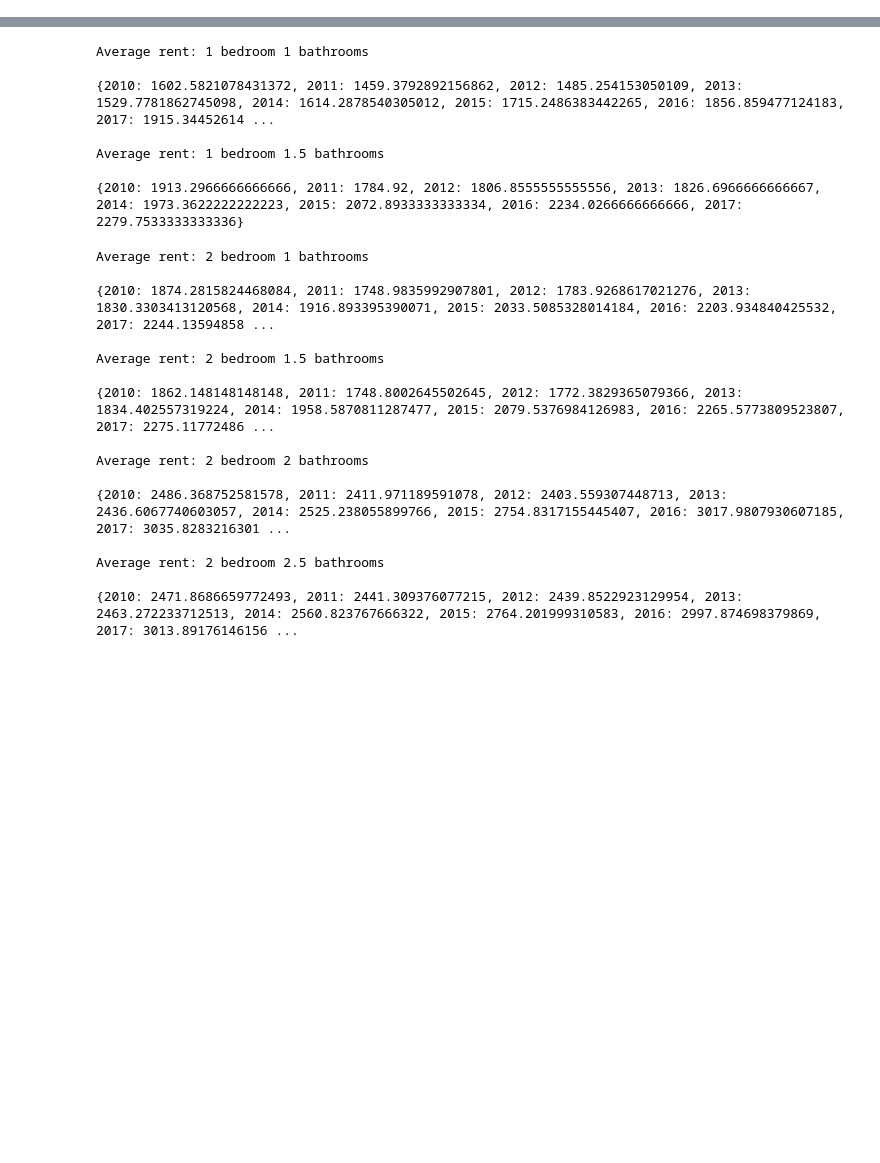
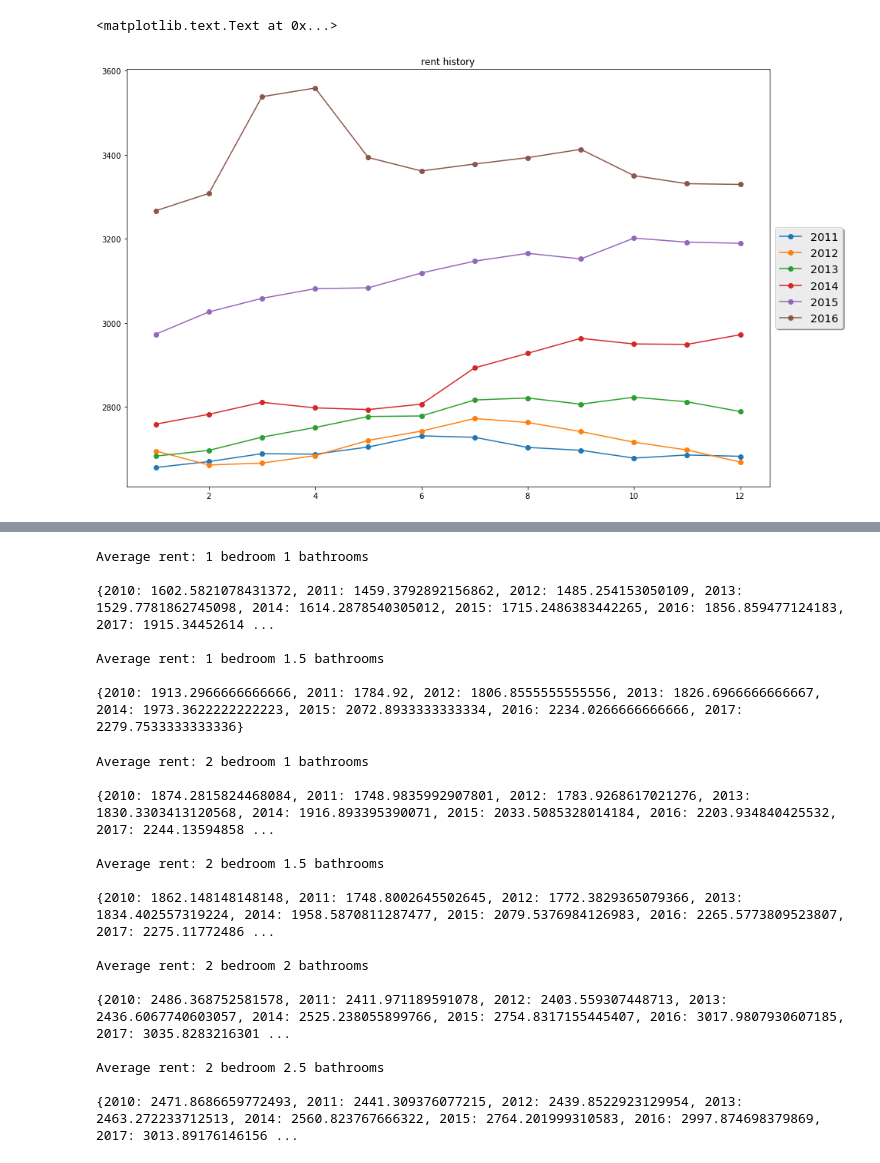
Before and after one commit to CheLinHuang/UCSD-Housing-Cost, a Jupyter notebook: Average_price.ipynb, the cells around one changed output, grey strips where cells are left out. Cells and saved outputs as stored; diff of their text form; code cells hidden in the pictures; blank space fills up the shorter version.

Commit message:
monthly trend

```diff
--- a/Average_price.ipynb
+++ b/Average_price.ipynb
@@ -57,3 +57,8 @@ def update_bedroom_dict(num_bed, curr_zip, update_dict):
         bedroom4[zpid] = new_dict
     if num_bed == 5:
         bedroom5[zpid] = new_dict
+# %%
+monthly_rent = []
+
+for i in range(8):
+    monthly_rent.append({'Jan':[], 'Feb':[], 'Mar':[], 'Apr':[], 'May':[], 'Jun':[], 'Jul':[], 'Aug':[], 'Sep':[], 'Oct':[], 'Nov':[],'Dec':[]})
@@ -60,5 +69,10 @@ def update_bedroom_dict(num_bed, curr_zip, update_dict):
 # %%
 # iterate the data to populate the dictionaries for each bedroom and bathroom type
+monthly_rent = []
+for i in range(8):
+    monthly_rent.append({'Jan':[], 'Feb':[], 'Mar':[], 'Apr':[], 'May':[], 'Jun':[], 'Jul':[], 'Aug':[], 'Sep':[], 'Oct':[], 'Nov':[],'Dec':[]})
+
+
 for zpid in df['zpid'].tolist():
     homeValue = df.loc[df['zpid'] == zpid]['data'][c]['HomeValueChartData']
 
@@ -77,7 +91,10 @@ for zpid in df['zpid'].tolist():
     # the key is the year from [-4:]
     for i in chart['points']:
         year = int(time.ctime(i['x']/1000)[-4:])
+        month = time.ctime(i['x']/1000)[4:7]
         y[year].append(i['y'])
+        if bedroom == 1 or bedroom == 2 or bedroom == 3:
+            monthly_rent[year%10][month].append(i['y'])
 
     # new_dict will have key: year,  value: average rent price
     new_dict ={}
@@ -86,3 +103,11 @@ for zpid in df['zpid'].tolist():
             new_dict[key] = statistics.mean(value)
 
     update_bedroom_dict(bedroom, zpid, new_dict)
+# %%
+for i in range(8):
+    for key, value in monthly_rent[i].items():
+        if (len(value) != 0):
+            monthly_rent[i][key] = statistics.mean(value)
+# %%
+for i in range(8):
+    print(monthly_rent[i].values())
@@ -88,0 +123,11 @@ for zpid in df['zpid'].tolist():
+# %%
+import matplotlib.pyplot as plt
+%matplotlib inline
+fig, ax = plt.subplots(figsize=(15, 10))
+for i in range(1,7):
+    ax.plot(range(1,13),list((monthly_rent[i]).values()), 'o-', label= (2010+i))
+legend = ax.legend(loc='center left', bbox_to_anchor=(1, 0.5), shadow=True, fontsize='x-large')
+plt.title('rent history')
+# %% [output]
+<matplotlib.text.Text at 0x...>
+[figure, added]
```
Also changed, not shown: parts of 4 cells of this notebook.
